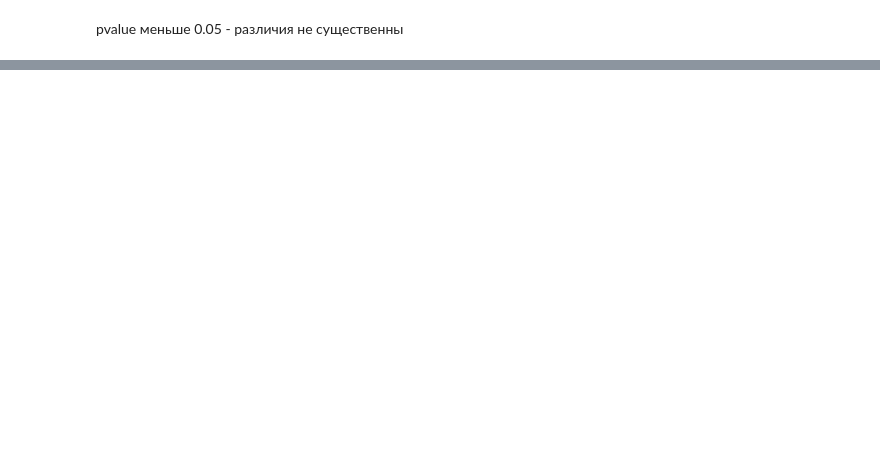
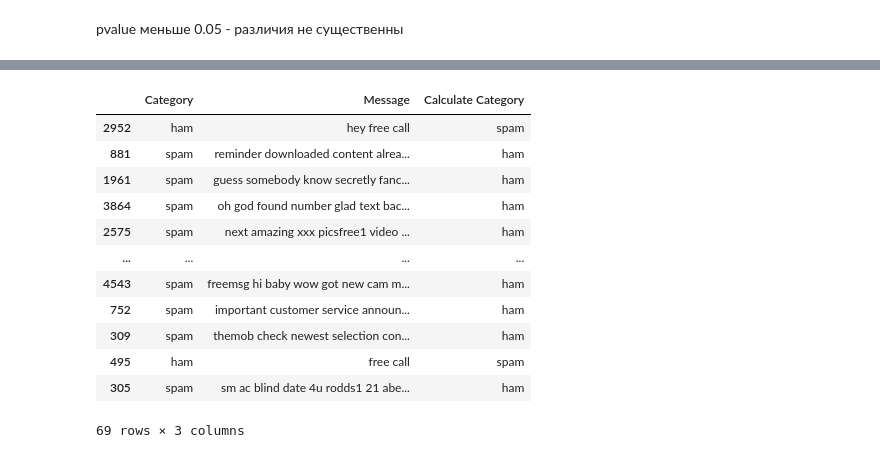
Before and after one commit to BatrakovA/HW21, a Jupyter notebook: homework21.ipynb, the cells around one changed output, grey strips where cells are left out. Saved outputs shown, nothing was run; the diff lists cells and outputs as text; code cells hidden in the pictures; blank space fills up the shorter version.

```diff
--- a/homework21.ipynb
+++ b/homework21.ipynb
@@ -144,0 +300,5 @@ df[df['Genre'] == 'Sports']
+# %%
+X_train, X_test, y_train, y_test = train_test_split(X, y, test_size=0.30, random_state=42)
+# %%
+model = LogisticRegression()
+model.fit(X_train, y_train)
@@ -144,0 +311,3 @@ df[df['Genre'] == 'Sports']
+# %%
+y_pred = model.predict(X_test)
+y_pred
@@ -144,0 +325,5 @@ df[df['Genre'] == 'Sports']
+# %%
+df_new = df.iloc[y_test.index]
+df_new= pd.DataFrame(df_new)
+df_new['Calculate Category']=y_pred
+df_new
@@ -144,0 +344,16 @@ df[df['Genre'] == 'Sports']
+# %%
+df_new[df_new['Calculate Category'] != df_new['Category'] ]
+# %% [output]
+|  | Category | Message | Calculate Category |
+| 2952 | ham | hey free call | spam |
+| 881 | spam | reminder downloaded content alrea... | ham |
+| 1961 | spam | guess somebody know secretly fanc... | ham |
+| 3864 | spam | oh god found number glad text bac... | ham |
+| 2575 | spam | next amazing xxx picsfree1 video ... | ham |
+| ... | ... | ... | ... |
+| 4543 | spam | freemsg hi baby wow got new cam m... | ham |
+| 752 | spam | important customer service announ... | ham |
+| 309 | spam | themob check newest selection con... | ham |
+| 495 | ham | free call | spam |
+| 305 | spam | sm ac blind date 4u rodds1 21 abe... | ham |
+69 rows × 3 columns
```
Also changed, not shown: parts of 24 cells of this notebook, 2 other files.
